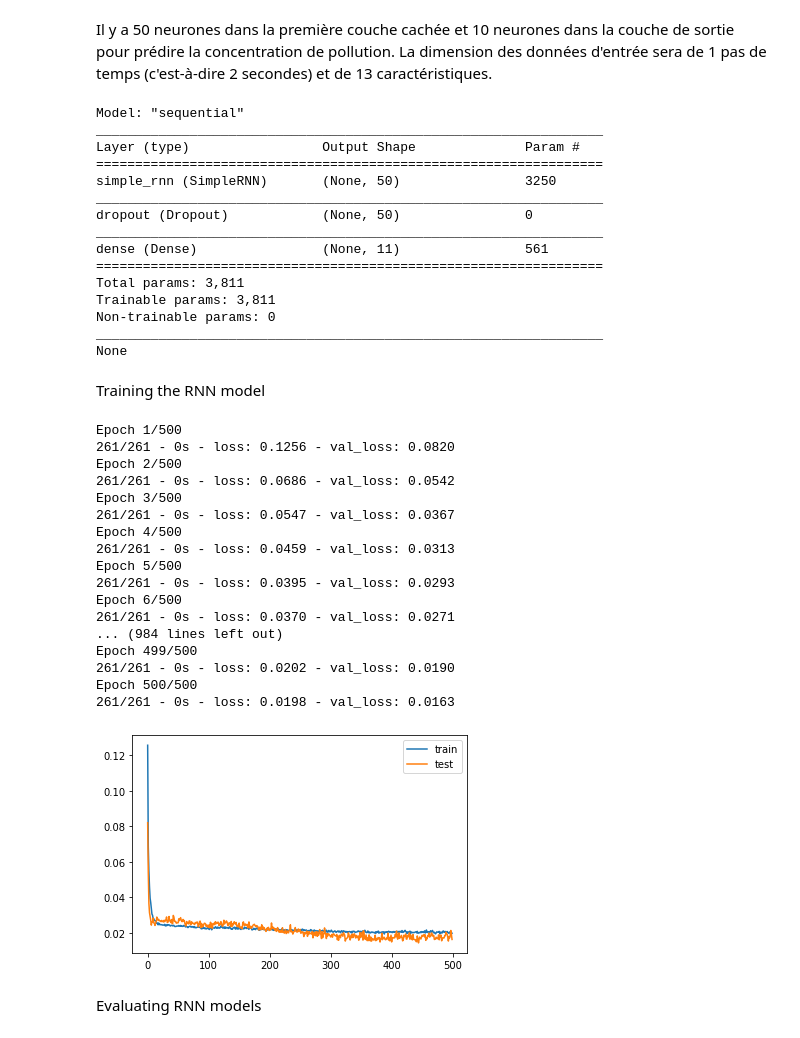
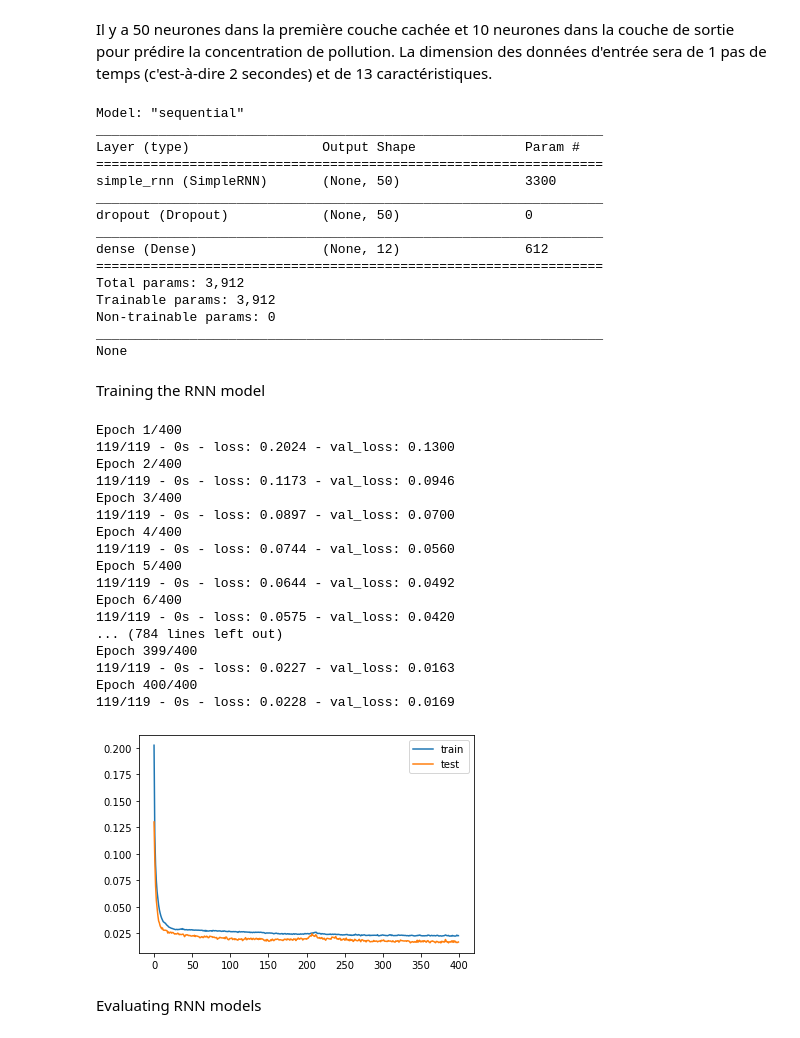
Before and after one commit to XIAxuanzheFrancis/Apprentissage-du-mod-le-LSTM, a Jupyter notebook: rnn_correct_room.ipynb, the cells around one changed output. Saved outputs shown, nothing was run; the diff lists cells and outputs as text; code cells hidden in the pictures.

```diff
--- a/rnn_correct_room.ipynb
+++ b/rnn_correct_room.ipynb
@@ -61,7 +61,8 @@ Supprimer les lignes nulles et les colonnes de caractéristiques inintéressante
 data.drop(['TypPS', 'cnt0_5','cnt1','performance','measuretime','temperature_o2','sound_max','cnt5','cnt10','dCO2dt','health','cnt2_5','humidity_abs','dHdt','cnt0_3'], axis=1, inplace=True)
 data.dropna(inplace=True)
 data['timestamp'] = pd.to_datetime(data['timestamp'])
-dates_to_remove = ['2023-07-09']
+
+dates_to_remove = ['2023-07-09','2023-07-10','2023-07-11']
 dates_to_remove = pd.to_datetime(dates_to_remove)
 data = data[~data['timestamp'].dt.normalize().isin(dates_to_remove)]
 columns = list(data.columns)
@@ -105,7 +106,7 @@ Présenter l'évolution de la valeur de la mesure qui nous intéresse au cours d
 # %%
 values = data.values
 dates = data.index
-groups = [0, 1, 2, 3, 4, 5, 6, 7 ,8 ,9 ,10 ,11 ,12, 13]
+groups = [0, 1, 2, 3, 4, 5, 6, 7 ,8 ,9 ,10 ,11 ,12, 13, 14]
 i = 1
 
 plt.figure(figsize=(20,30))
@@ -198,8 +199,8 @@ train_samples = int(num_rows // 1.25)
 train = reframed.iloc[:train_samples, :]
 test = reframed.iloc[train_samples:, :]
 
-train_X, train_y = train.iloc[:, :-11].values, train.iloc[:, -11:].values
-test_X, test_y = test.iloc[:, :-11].values, test.iloc[:, -11:].values
+train_X, train_y = train.iloc[:, :-12].values, train.iloc[:, -12:].values
+test_X, test_y = test.iloc[:, :-12].values, test.iloc[:, -12:].values
 
 train_X = train_X.reshape((train_X.shape[0], 1, train_X.shape[1]))
 test_X = test_X.reshape((test_X.shape[0], 1, test_X.shape[1]))
@@ -214,8 +215,8 @@ Il y a 50 neurones dans la première couche cachée et 10 neurones dans la couch
 # %%
 model = Sequential()
 model.add(SimpleRNN(units = 50, activation='tanh', input_shape= (train_X.shape[1],train_X.shape[2])))
-model.add(Dropout(0.2))
-model.add(Dense(units = 11))
+model.add(Dropout(0.3))
+model.add(Dense(units = 12))
 model.compile(optimizer='adam', loss='mae')
 print(model.summary())
 # %% [output]
@@ -223,44 +224,44 @@ Model: "sequential"
 _________________________________________________________________
 Layer (type)                 Output Shape              Param #
 =================================================================
-simple_rnn (SimpleRNN)       (None, 50)                3250
+simple_rnn (SimpleRNN)       (None, 50)                3300
 _________________________________________________________________
 dropout (Dropout)            (None, 50)                0
 _________________________________________________________________
-dense (Dense)                (None, 11)                561
+dense (Dense)                (None, 12)                612
 =================================================================
-Total params: 3,811
-Trainable params: 3,811
+Total params: 3,912
+Trainable params: 3,912
 Non-trainable params: 0
 _________________________________________________________________
 None
 # %% [markdown]
 Training the RNN model
 # %%
-history = model.fit(train_X, train_y, epochs=500, batch_size=36, validation_data=(test_X, test_y), verbose=2, shuffle=False)
+history = model.fit(train_X, train_y, epochs=400, batch_size=72, validation_data=(test_X, test_y), verbose=2, shuffle=False)
 plt.plot(history.history['loss'], label='train')
 plt.plot(history.history['val_loss'], label='test')
 plt.legend()
 plt.show()
 # %% [output]
-Epoch 1/500
-261/261 - 0s - loss: 0.1256 - val_loss: 0.0820
-Epoch 2/500
-261/261 - 0s - loss: 0.0686 - val_loss: 0.0542
-Epoch 3/500
-261/261 - 0s - loss: 0.0547 - val_loss: 0.0367
-Epoch 4/500
-261/261 - 0s - loss: 0.0459 - val_loss: 0.0313
-Epoch 5/500
-261/261 - 0s - loss: 0.0395 - val_loss: 0.0293
-Epoch 6/500
-261/261 - 0s - loss: 0.0370 - val_loss: 0.0271
-... (984 lines left out)
-Epoch 499/500
-261/261 - 0s - loss: 0.0202 - val_loss: 0.0190
-Epoch 500/500
-261/261 - 0s - loss: 0.0198 - val_loss: 0.0163
+Epoch 1/400
+119/119 - 0s - loss: 0.2024 - val_loss: 0.1300
+Epoch 2/400
+119/119 - 0s - loss: 0.1173 - val_loss: 0.0946
+Epoch 3/400
+119/119 - 0s - loss: 0.0897 - val_loss: 0.0700
+Epoch 4/400
+119/119 - 0s - loss: 0.0744 - val_loss: 0.0560
+Epoch 5/400
+119/119 - 0s - loss: 0.0644 - val_loss: 0.0492
+Epoch 6/400
+119/119 - 0s - loss: 0.0575 - val_loss: 0.0420
+... (784 lines left out)
+Epoch 399/400
+119/119 - 0s - loss: 0.0227 - val_loss: 0.0163
+Epoch 400/400
+119/119 - 0s - loss: 0.0228 - val_loss: 0.0169
-[figure, old version]
+[figure, new version]
 # %% [markdown]
 Evaluating RNN models
 # %%
```
Also changed, not shown: parts of 43 cells of this notebook, 14 other files.
